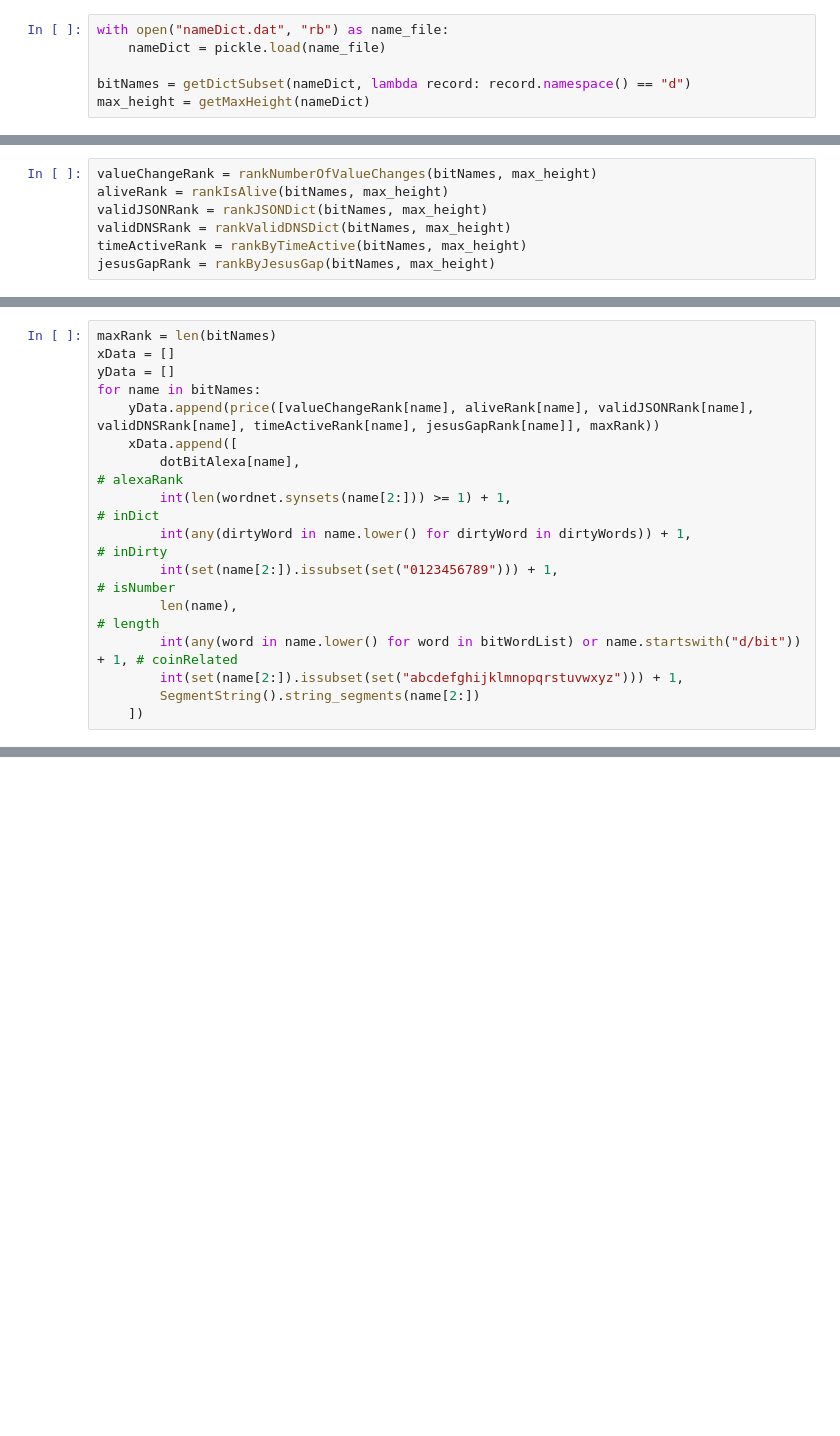
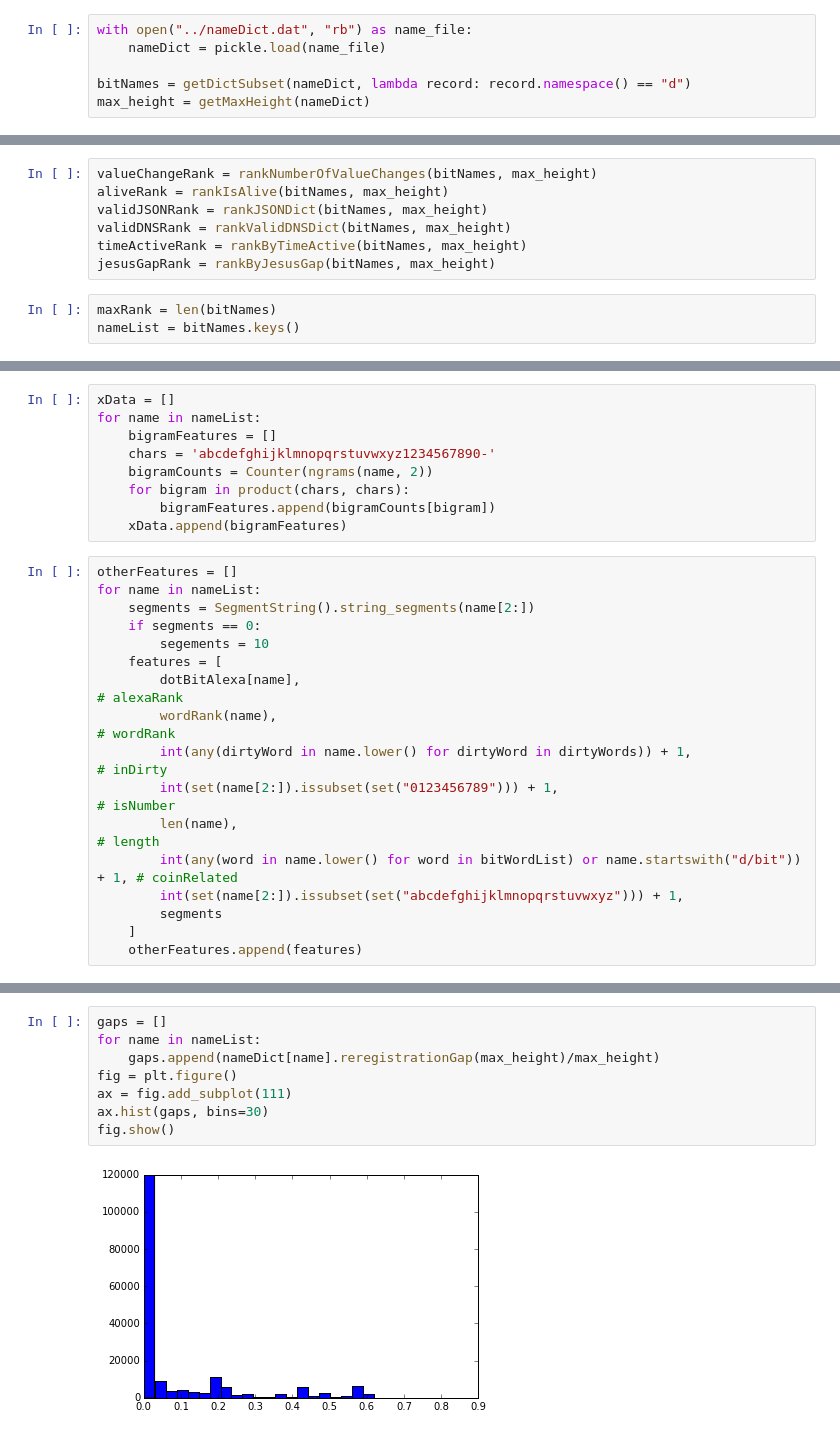
Before and after one commit to citp/namecoin-analysis, a Jupyter notebook: Regression/Untitled1.ipynb, the cells around one changed output, grey strips where cells are left out. Drawn from its saved outputs; the diff is of its cells as text; blank space fills up the shorter version.

```diff
--- a/Regression/Untitled1.ipynb
+++ b/Regression/Untitled1.ipynb
@@ -64,5 +89,5 @@ def price(ranks, maxRank):
 # %%
-with open("nameDict.dat", "rb") as name_file:
+with open("../nameDict.dat", "rb") as name_file:
     nameDict = pickle.load(name_file)
 
 bitNames = getDictSubset(nameDict, lambda record: record.namespace() == "d")
@@ -82,3 +107,6 @@ validJSONRank = rankJSONDict(bitNames, max_height)
 validDNSRank = rankValidDNSDict(bitNames, max_height)
 timeActiveRank = rankByTimeActive(bitNames, max_height)
 jesusGapRank = rankByJesusGap(bitNames, max_height)
+# %%
+maxRank = len(bitNames)
+nameList = bitNames.keys()
@@ -85,16 +130,26 @@ jesusGapRank = rankByJesusGap(bitNames, max_height)
+# %%
+xData = []
+for name in nameList:
+    bigramFeatures = []
+    chars = 'abcdefghijklmnopqrstuvwxyz1234567890-'
+    bigramCounts = Counter(ngrams(name, 2))
+    for bigram in product(chars, chars):
+        bigramFeatures.append(bigramCounts[bigram])
+    xData.append(bigramFeatures)
 # %%
-maxRank = len(bitNames)
-xData = []
-yData = []
-for name in bitNames:
-    yData.append(price([valueChangeRank[name], aliveRank[name], validJSONRank[name], validDNSRank[name], timeActiveRank[name], jesusGapRank[name]], maxRank))
-    xData.append([
+otherFeatures = []
+for name in nameList:
+    segments = SegmentString().string_segments(name[2:])
+    if segments == 0:
+        segements = 10
+    features = [
         dotBitAlexa[name],                                                                  # alexaRank
-        int(len(wordnet.synsets(name[2:])) >= 1) + 1,                                       # inDict
+        wordRank(name),                                                                     # wordRank
         int(any(dirtyWord in name.lower() for dirtyWord in dirtyWords)) + 1,                # inDirty
         int(set(name[2:]).issubset(set("0123456789"))) + 1,                                 # isNumber
         len(name),                                                                          # length
         int(any(word in name.lower() for word in bitWordList) or name.startswith("d/bit")) + 1, # coinRelated
         int(set(name[2:]).issubset(set("abcdefghijklmnopqrstuvwxyz"))) + 1,
-        SegmentString().string_segments(name[2:])
-    ])
+        segments
+    ]
+    otherFeatures.append(features)
@@ -107,0 +179,10 @@ print(score)
+# %%
+gaps = []
+for name in nameList:
+    gaps.append(nameDict[name].reregistrationGap(max_height)/max_height)
+fig = plt.figure()
+ax = fig.add_subplot(111)
+ax.hist(gaps, bins=30)
+fig.show()
+# %% [output]
+[figure, added]
```
Also changed, not shown: parts of 18 cells of this notebook.
